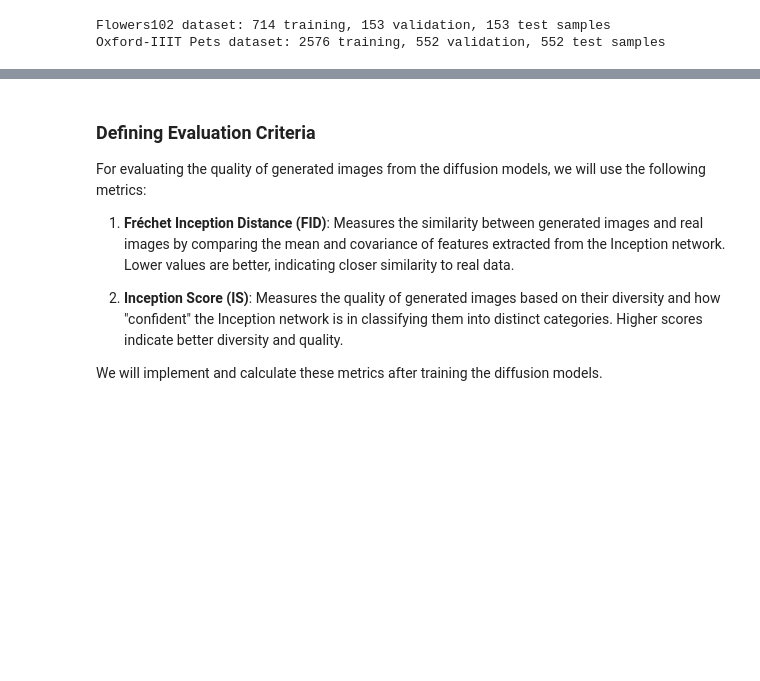
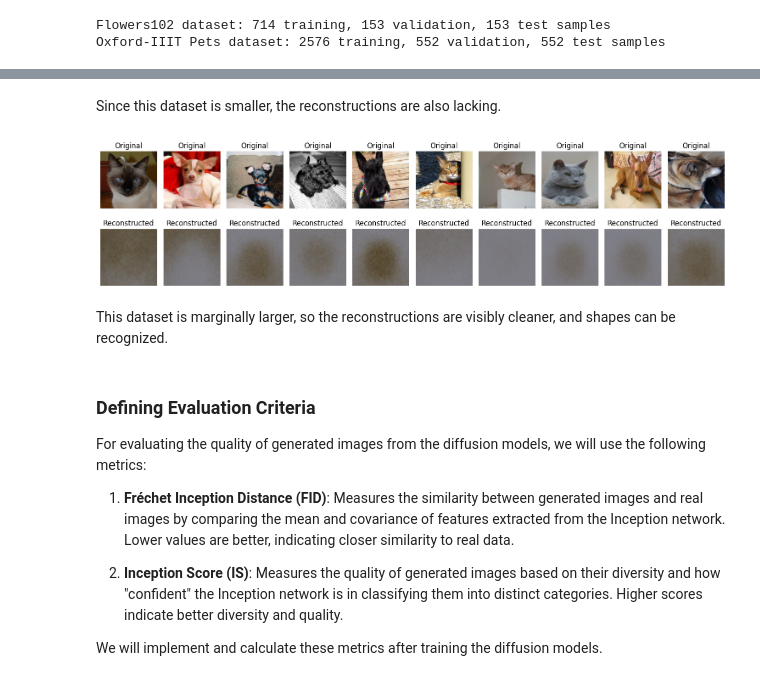
Before and after one commit to revolex/melytanulas_hazi, a Jupyter notebook: image_gen.ipynb, the cells around one changed output, grey strips where cells are left out. Drawn from its saved outputs; the diff is of its cells as text; code cells hidden in the pictures; blank space fills up the shorter version.

```diff
--- a/image_gen.ipynb
+++ b/image_gen.ipynb
@@ -316,3 +338,11 @@ display_reconstructions(model, pets_dataloader)
+# %% [markdown]
+Since this dataset is smaller, the reconstructions are also lacking.
+# %%
+plot_reconstructions(model_pets, oxford_pets_val_loader)
+# %% [output]
+[figure, added]
+# %% [markdown]
+This dataset is marginally larger, so the reconstructions are visibly cleaner, and shapes can be recognized.
 # %% [markdown]
 
 ### Defining Evaluation Criteria
```
Also changed, not shown: parts of 72 cells of this notebook, 2 other files.
